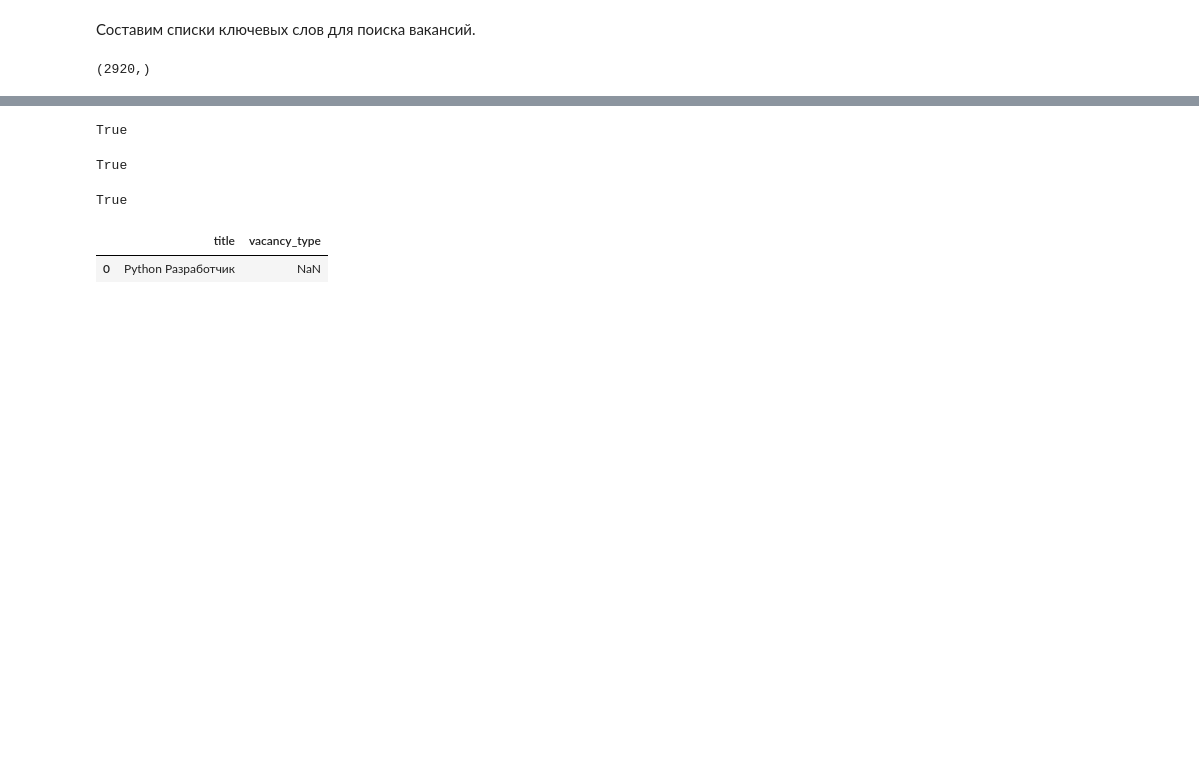
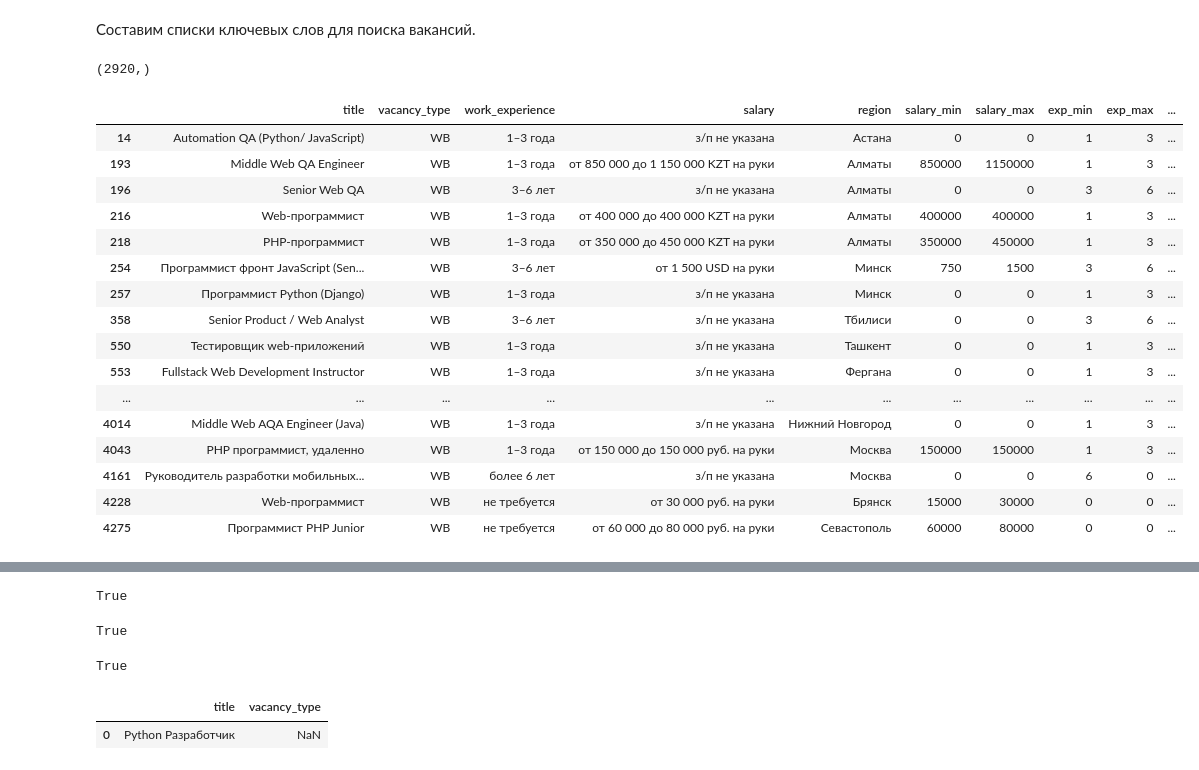
Before and after one commit to Lipetskiy/DE_Sprint, a Jupyter notebook: practicum_4/practicum_4.ipynb, the cells around one changed output, grey strips where cells are left out. Saved outputs shown, nothing was run; the diff lists cells and outputs as text; code cells hidden in the pictures; blank space fills up the shorter version.

```diff
--- a/practicum_4/practicum_4.ipynb
+++ b/practicum_4/practicum_4.ipynb
@@ -529,6 +560,26 @@ def typing(typing_dict, column, code_column, data):
             code_column[n] = 'other'
 # %%
 typing(keywords_dict, df['title'], df['vacancy_type'], df)
+# %%
+df[df['vacancy_type'] == "WB"]
+# %% [output]
+|  | title | vacancy_type | work_experience | salary | region | salary_min | salary_max | exp_min | exp_max | ... |
+| 14 | Automation QA (Python/ JavaScript) | WB | 1–3 года | з/п не указана | Астана | 0 | 0 | 1 | 3 | ... |
+| 193 | Middle Web QA Engineer | WB | 1–3 года | от 850 000 до 1 150 000 KZT на руки | Алматы | 850000 | 1150000 | 1 | 3 | ... |
+| 196 | Senior Web QA | WB | 3–6 лет | з/п не указана | Алматы | 0 | 0 | 3 | 6 | ... |
+| 216 | Web-программист | WB | 1–3 года | от 400 000 до 400 000 KZT на руки | Алматы | 400000 | 400000 | 1 | 3 | ... |
+| 218 | PHP-программист | WB | 1–3 года | от 350 000 до 450 000 KZT на руки | Алматы | 350000 | 450000 | 1 | 3 | ... |
+| 254 | Программист фронт JavaScript (Sen... | WB | 3–6 лет | от 1 500 USD на руки | Минск | 750 | 1500 | 3 | 6 | ... |
+| 257 | Программист Python (Django) | WB | 1–3 года | з/п не указана | Минск | 0 | 0 | 1 | 3 | ... |
+| 358 | Senior Product / Web Analyst | WB | 3–6 лет | з/п не указана | Тбилиси | 0 | 0 | 3 | 6 | ... |
+| 550 | Тестировщик web-приложений | WB | 1–3 года | з/п не указана | Ташкент | 0 | 0 | 1 | 3 | ... |
+| 553 | Fullstack Web Development Instructor | WB | 1–3 года | з/п не указана | Фергана | 0 | 0 | 1 | 3 | ... |
+| ... | ... | ... | ... | ... | ... | ... | ... | ... | ... | ... |
+| 4014 | Middle Web AQA Engineer (Java) | WB | 1–3 года | з/п не указана | Нижний Новгород | 0 | 0 | 1 | 3 | ... |
+| 4043 | PHP программист, удаленно | WB | 1–3 года | от 150 000 до 150 000 руб. на руки | Москва | 150000 | 150000 | 1 | 3 | ... |
+| 4161 | Руководитель разработки мобильных... | WB | более 6 лет | з/п не указана | Москва | 0 | 0 | 6 | 0 | ... |
+| 4228 | Web-программист | WB | не требуется | от 30 000 руб. на руки | Брянск | 15000 | 30000 | 0 | 0 | ... |
+| 4275 | Программист PHP Junior | WB | не требуется | от 60 000 до 80 000 руб. на руки | Севастополь | 60000 | 80000 | 0 | 0 | ... |
 # %%
 df['vacancy_type'].value_counts()
 # %% [output]
```
Also changed, not shown: parts of 3 cells of this notebook.
